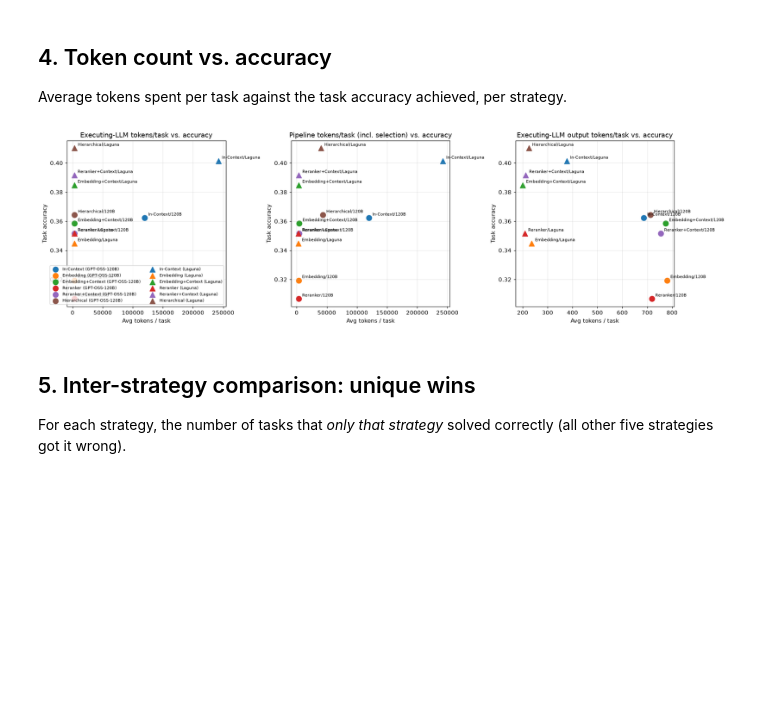
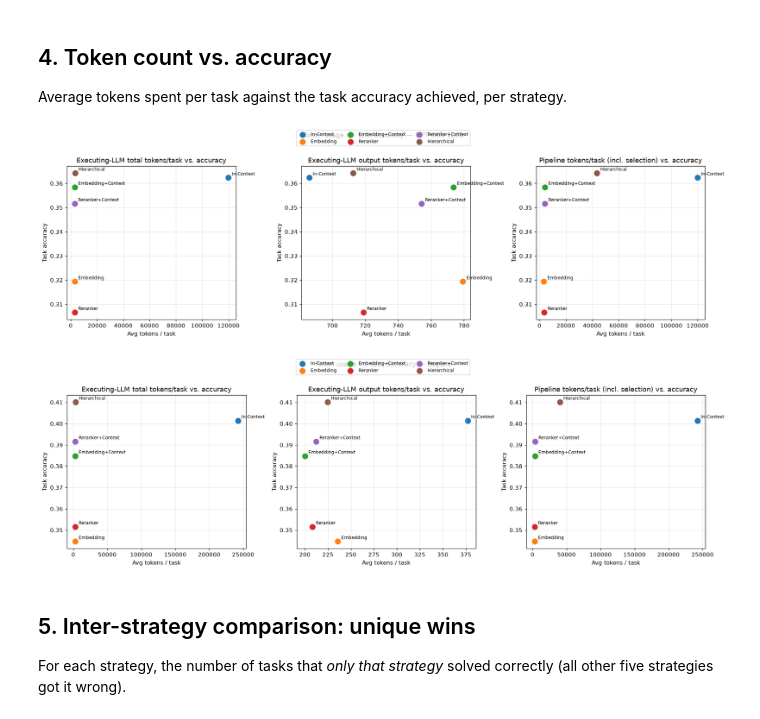
Before and after one commit to Anni0401/ToolSelectionBenchmark, a Jupyter notebook: wild-tool-bench/analyze_results.ipynb, the cells around one changed output. Drawn from its saved outputs; the diff is of its cells as text; code cells hidden in the pictures; blank space fills up the shorter version.

```diff
--- a/wild-tool-bench/analyze_results.ipynb
+++ b/wild-tool-bench/analyze_results.ipynb
@@ -429,8 +398,9 @@ token_summary = task_df.groupby(["model", "strategy"]).agg(
     total_llm_tokens=("total_tokens", "sum"),
     total_pipeline_tokens=("pipeline_tokens", "sum"),
     avg_llm_tokens=("total_tokens", "mean"),
+    avg_input_tokens=("input_tokens", "mean"),
+    avg_output_tokens=("output_tokens", "mean"),
     avg_pipeline_tokens=("pipeline_tokens", "mean"),
-    avg_output_tokens=("output_tokens", "mean"),
     total_latency_s=("llm_latency_s", "sum"),
     avg_latency_s=("llm_latency_s", "mean"),
 ).reindex(pd.MultiIndex.from_product([MODELS, STRATEGIES], names=["model", "strategy"]))
@@ -483,30 +453,39 @@ for m in MODELS:
 
 Average tokens spent per task against the task accuracy achieved, per strategy.
 # %%
-fig, axes = plt.subplots(1, 3, figsize=(17, 5))
-MODEL_MARKERS = {"120B": "o", "Laguna": "^"}
+plot_specs = [
+    ("avg_llm_tokens", "Executing-LLM total tokens/task vs. accuracy"),
+    ("avg_output_tokens", "Executing-LLM output tokens/task vs. accuracy"),
+    ("avg_pipeline_tokens", "Pipeline tokens/task (incl. selection) vs. accuracy"),
+]
 
-for ax, token_col, title in [
-    (axes[0], "avg_llm_tokens", "Executing-LLM tokens/task vs. accuracy"),
-    (axes[1], "avg_pipeline_tokens", "Pipeline tokens/task (incl. selection) vs. accuracy"),
-    (axes[2], "avg_output_tokens", "Executing-LLM output tokens/task vs. accuracy"),
-]:
-    for m in MODELS:
+for m in MODELS:
+    fig, axes = plt.subplots(1, 3, figsize=(17, 5))
+
+    for ax, (token_col, title) in zip(axes, plot_specs):
         for s in STRATEGIES:
             acc = all_data[m][s]["metric"]["total_info"]["task"]["accuracy"]
             tok = token_summary.loc[(m, s), token_col]
-            ax.scatter(tok, acc, s=90, color=COLORS[s], marker=MODEL_MARKERS[m],
-                       label=f"{STRATEGY_LABELS[s]} ({MODEL_LABELS[m]})")
-            ax.annotate(f"{STRATEGY_LABELS[s]}/{m}", (tok, acc), textcoords="offset points", xytext=(6, 4), fontsize=7)
-    ax.set_xlabel("Avg tokens / task")
-    ax.set_ylabel("Task accuracy")
-    ax.set_title(title)
+            ax.scatter(tok, acc, s=90, color=COLORS[s], label=STRATEGY_LABELS[s])
+            ax.annotate(
+                STRATEGY_LABELS[s],
+                (tok, acc),
+                textcoords="offset points",
+                xytext=(6, 4),
+                fontsize=8,
+            )
+        ax.set_xlabel("Avg tokens / task")
+        ax.set_ylabel("Task accuracy")
+        ax.set_title(title)
 
-axes[0].legend(fontsize=7, ncol=2, loc="lower right")
-plt.tight_layout()
-plt.show()
+    handles, labels = axes[0].get_legend_handles_labels()
+    fig.legend(handles, labels, loc="upper center", ncol=3, fontsize=8)
+    fig.suptitle(f"Token usage vs. task accuracy — {MODEL_LABELS[m]}", y=1.03)
+    plt.tight_layout()
+    plt.show()
 # %% [output]
-[figure, old version]
+[figure, new version]
+[figure, added]
 # %% [markdown]
 ## 5. Inter-strategy comparison: unique wins
 
```
Also changed, not shown: parts of 41 cells of this notebook, 2 other files.
